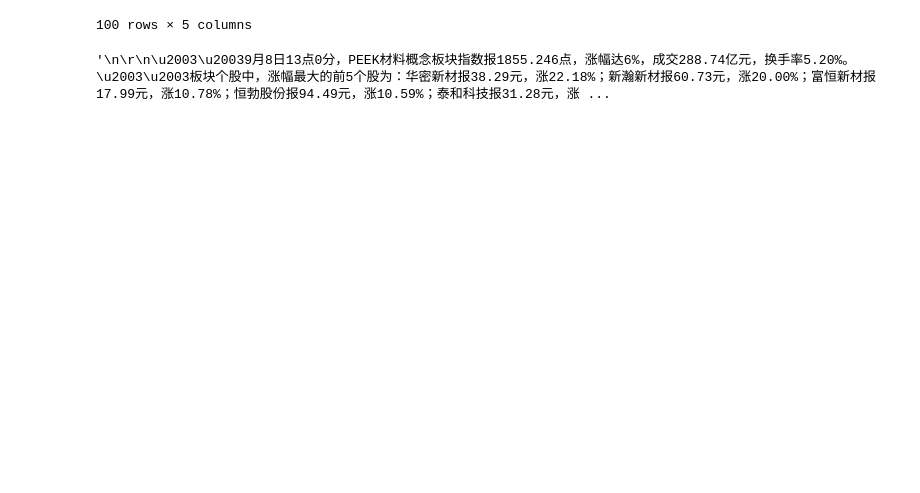
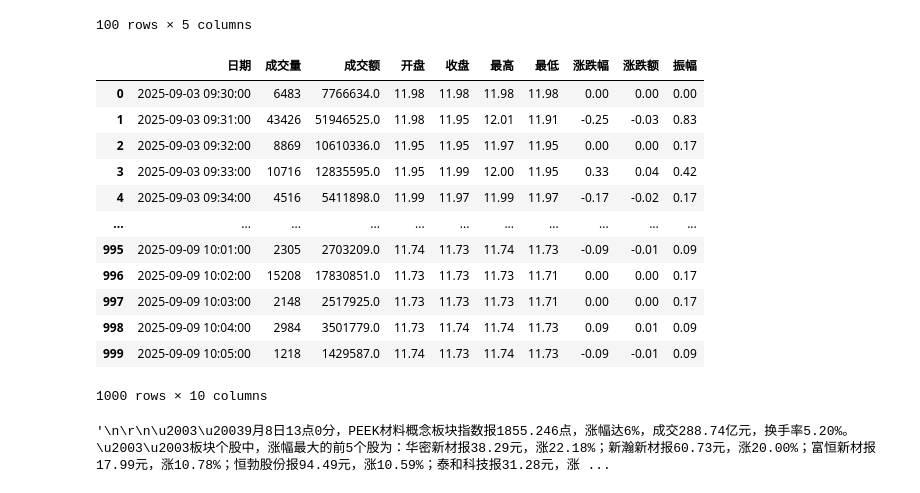
Before and after one commit to emperzz/StockAI, a Jupyter notebook: test.ipynb, the cells around one changed output. Saved outputs shown, nothing was run; the diff lists cells and outputs as text; code cells hidden in the pictures; blank space fills up the shorter version.

```diff
--- a/test.ipynb
+++ b/test.ipynb
@@ -60,31 +60,22 @@ df
 | 99 | 资金永不眠！AI硬件调整 其他主线又冒出来了——道达投资手记 | 总体而言，当前的大盘走势仍为震荡，耐心等待关键点位的触及与突破。 ... | 2025-09-08 17:27:35 | 每日经济新闻 | http://biz.eastmoney.com/a/202509... |
 100 rows × 5 columns
 # %%
-import requests
-from bs4 import BeautifulSoup as bs
-urls = ['https://finance.eastmoney.com/a/202509083507465117.html']
-headers = {
-            "Content-Type": "application/json",
-            'User-Agent': 'Mozilla/5.0 (Macintosh; Intel Mac OS X 10_15_7) AppleWebKit/537.36 (KHTML, like Gecko) Chrome/126.0.0.0 Safari/537.36'
-        }
-
-contents = []
-for i, url in enumerate(urls):
-    msg = f'{i+1}. **{url}**' + '\n'
-
-    msg += 'content:\n'
-    response = requests.get(url, headers=headers)
-    response.raise_for_status()
-    page = bs(response.text, 'lxml')
-    try:
-        for txt in page.find_all(class_ = 'txtinfos'):
-            for p in txt.find_all('p'):
-                msg += p.get_text()
-                msg += '\n'
-    except Exception as e:
-        msg += f'获取内容失败: {str(e)}'
-
-    contents.append(msg)
+from stockai.tools.akshare import get_stock_price_hist
+get_stock_price_hist('000001', period = '1', format = None)
+# %% [output]
+|  | 日期 | 成交量 | 成交额 | 开盘 | 收盘 | 最高 | 最低 | 涨跌幅 | 涨跌额 | 振幅 |
+| 0 | 2025-09-03 09:30:00 | 6483 | 7766634.0 | 11.98 | 11.98 | 11.98 | 11.98 | 0.00 | 0.00 | 0.00 |
+| 1 | 2025-09-03 09:31:00 | 43426 | 51946525.0 | 11.98 | 11.95 | 12.01 | 11.91 | -0.25 | -0.03 | 0.83 |
+| 2 | 2025-09-03 09:32:00 | 8869 | 10610336.0 | 11.95 | 11.95 | 11.97 | 11.95 | 0.00 | 0.00 | 0.17 |
+| 3 | 2025-09-03 09:33:00 | 10716 | 12835595.0 | 11.95 | 11.99 | 12.00 | 11.95 | 0.33 | 0.04 | 0.42 |
+| 4 | 2025-09-03 09:34:00 | 4516 | 5411898.0 | 11.99 | 11.97 | 11.99 | 11.97 | -0.17 | -0.02 | 0.17 |
+| ... | ... | ... | ... | ... | ... | ... | ... | ... | ... | ... |
+| 995 | 2025-09-09 10:01:00 | 2305 | 2703209.0 | 11.74 | 11.73 | 11.74 | 11.73 | -0.09 | -0.01 | 0.09 |
+| 996 | 2025-09-09 10:02:00 | 15208 | 17830851.0 | 11.73 | 11.73 | 11.73 | 11.71 | 0.00 | 0.00 | 0.17 |
+| 997 | 2025-09-09 10:03:00 | 2148 | 2517925.0 | 11.73 | 11.73 | 11.73 | 11.71 | 0.00 | 0.00 | 0.17 |
+| 998 | 2025-09-09 10:04:00 | 2984 | 3501779.0 | 11.73 | 11.74 | 11.74 | 11.73 | 0.09 | 0.01 | 0.09 |
+| 999 | 2025-09-09 10:05:00 | 1218 | 1429587.0 | 11.74 | 11.73 | 11.74 | 11.73 | -0.09 | -0.01 | 0.09 |
+1000 rows × 10 columns
 # %%
 txt.get_text()
 # %% [output]
```
Also changed, not shown: 6 other files.
